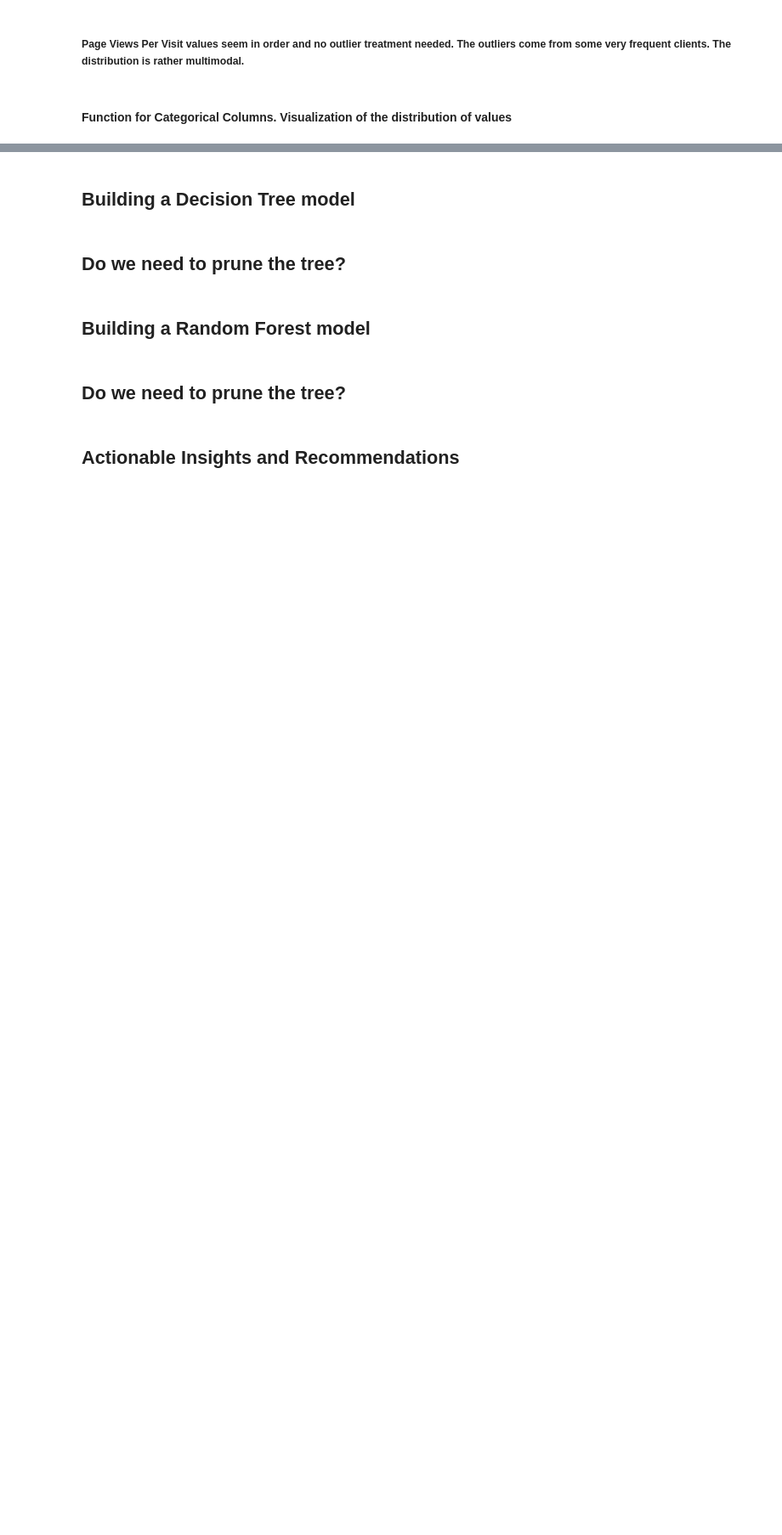
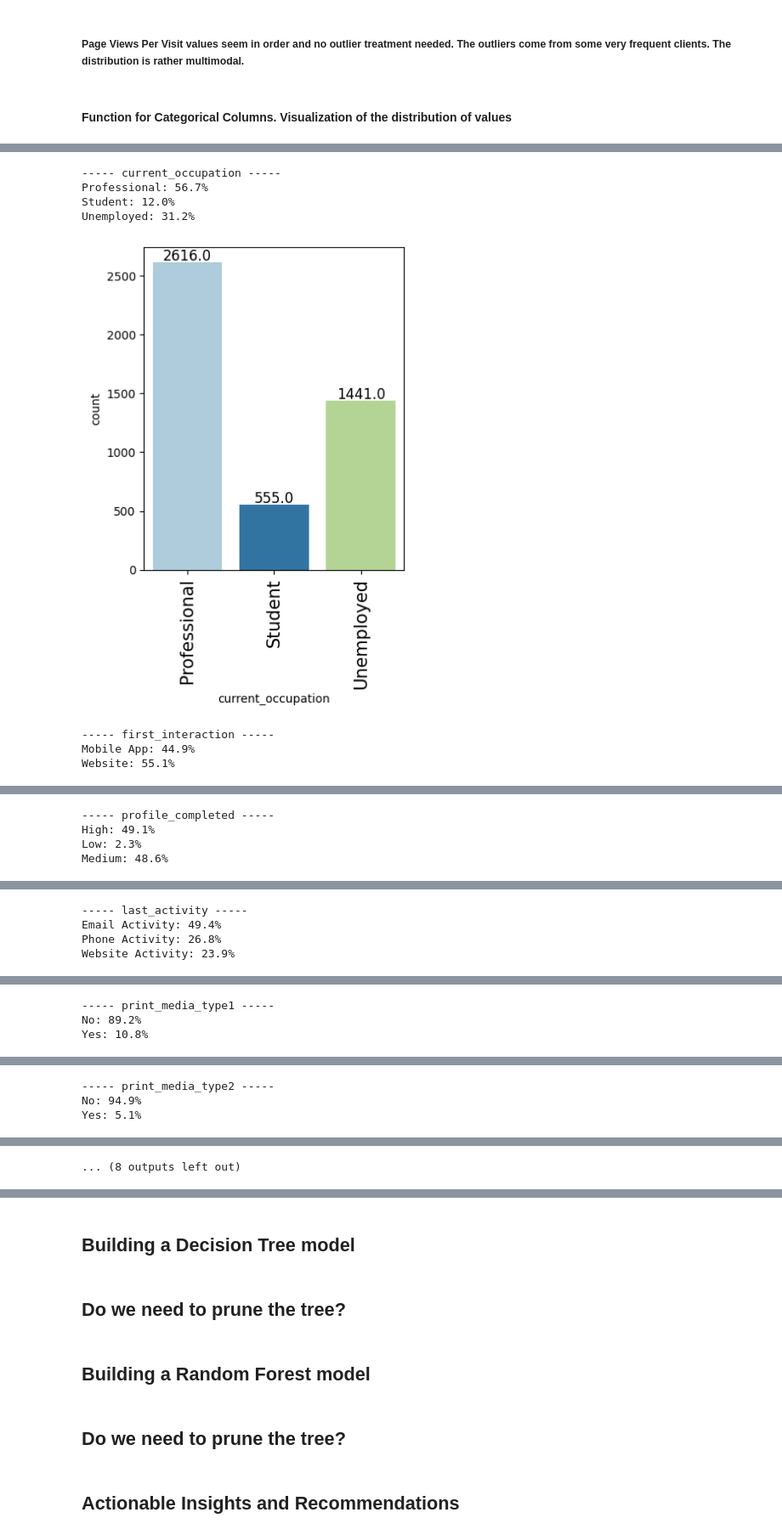
Before and after one commit to jpreyesm03/ExtraaLearn-Machine-Learning-Models, a Jupyter notebook: FCV Potential Customers Prediction.ipynb, the cells around one changed output, grey strips where cells are left out. Shown: that part at 85% size. Saved outputs shown, nothing was run; the diff lists cells and outputs as text; code cells hidden in the pictures; blank space fills up the shorter version.

```diff
--- a/FCV Potential Customers Prediction.ipynb
+++ b/FCV Potential Customers Prediction.ipynb
@@ -150,6 +182,7 @@ data.head()
 # %%
 # Making a list of all catrgorical variables
 categorical_columns = list(data.select_dtypes("object").columns)
+categorical_columns.append("status")
 
 # Printing the different filled in values per categorical category
 for column in categorical_columns:
@@ -233,6 +288,7 @@ def labeled_barplot(data, feature, perc=False, n=None):
 
     number_of_datapoints = len(data[feature])  # Total number of datapoints
     nr_of_categories = data[feature].nunique() # Counts the number of categories
+
     if n is None:
         plt.figure(figsize=(nr_of_categories + 1, 5))
     else:
@@ -248,8 +304,11 @@ def labeled_barplot(data, feature, perc=False, n=None):
         # ...=> get the first n elements (in n=None => index[:None]=index[:] => it gets all)... =>
         # ...=> sort them by alphabetical order of the categories.
     )
+    xtick_labels = [tick.get_text() for tick in ax.get_xticklabels()] # Store the name in a list
+    print("-"*5, feature, "-"*5)
 
-    for p in ax.patches: # a patch is a bar <=> a category
+    for i, p in enumerate(ax.patches): # a patch is a bar <=> a category
+        category_name = xtick_labels[i] # get the name
         if perc == True:
             # Formatted to one decimal place and percentage symbol included.
             # get_height() returns the height of the bar <=> instances of that category
@@ -257,6 +316,7 @@ def labeled_barplot(data, feature, perc=False, n=None):
         else:
             # get_height() returns the height of the bar <=> instances of that category
             label = p.get_height()
+            print(f"{category_name}: {round(100*p.get_height()/number_of_datapoints, 1)}%")
 
         # Where to position the label
         # Horizontally: find the beginning of the bar, and add half of its length (centered)
@@ -277,0 +340,12 @@ def labeled_barplot(data, feature, perc=False, n=None):
+# %%
+for category in categorical_columns:
+    labeled_barplot(data, category)
+# %% [output]
+----- current_occupation -----
+Professional: 56.7%
+Student: 12.0%
+Unemployed: 31.2%
+[figure, added]
+----- first_interaction -----
+Mobile App: 44.9%
+Website: 55.1%
@@ -277,0 +353,4 @@ def labeled_barplot(data, feature, perc=False, n=None):
+----- profile_completed -----
+High: 49.1%
+Low: 2.3%
+Medium: 48.6%
@@ -277,0 +358,4 @@ def labeled_barplot(data, feature, perc=False, n=None):
+----- last_activity -----
+Email Activity: 49.4%
+Phone Activity: 26.8%
+Website Activity: 23.9%
@@ -277,0 +363,3 @@ def labeled_barplot(data, feature, perc=False, n=None):
+----- print_media_type1 -----
+No: 89.2%
+Yes: 10.8%
@@ -277,0 +367,3 @@ def labeled_barplot(data, feature, perc=False, n=None):
+----- print_media_type2 -----
+No: 94.9%
+Yes: 5.1%
@@ -277,0 +371 @@ def labeled_barplot(data, feature, perc=False, n=None):
+... (8 outputs left out)
```
Also changed, not shown: parts of 14 cells of this notebook.
